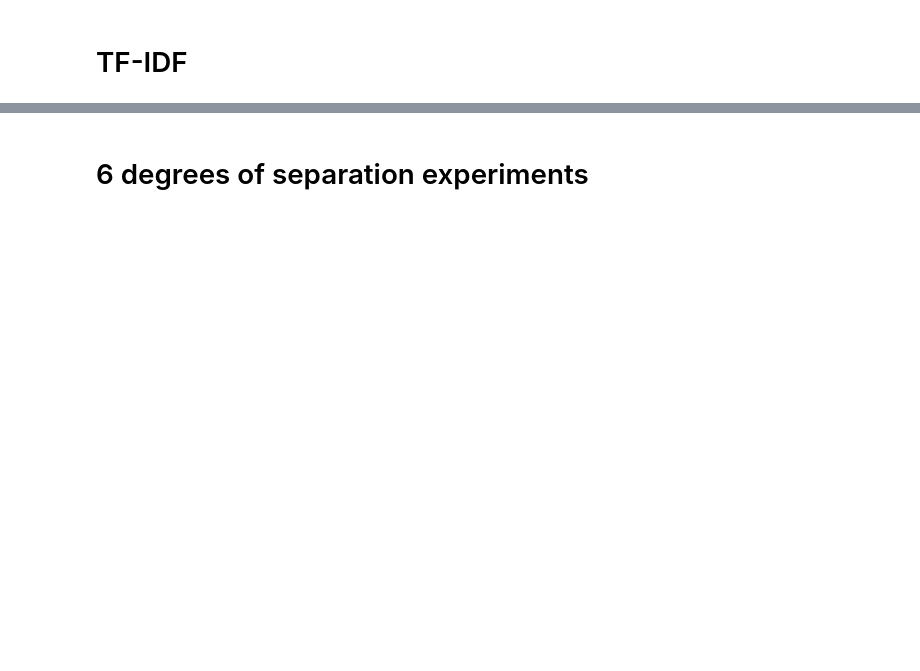
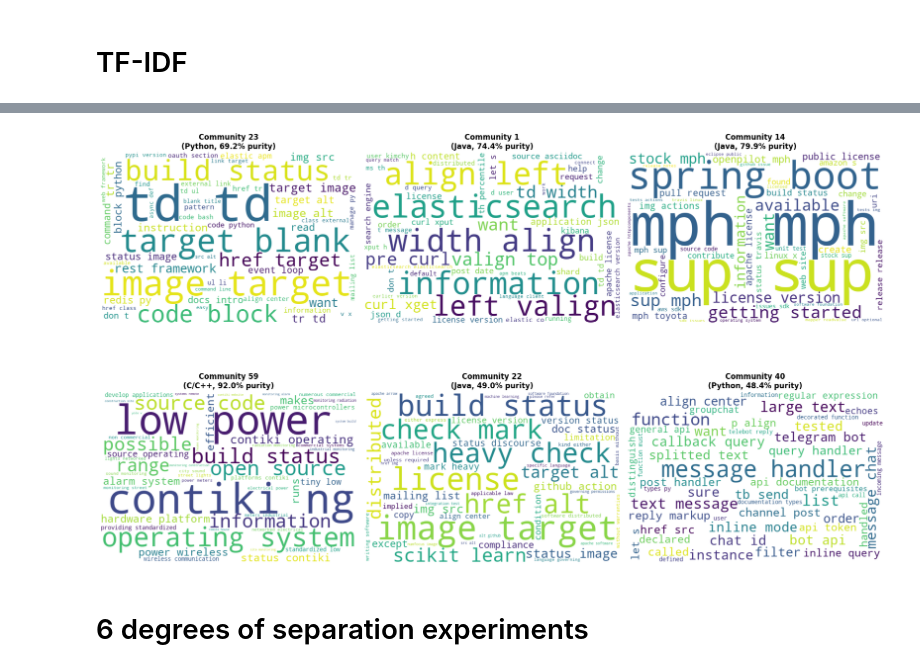
Before and after one commit to Pakkutaq/SG_rock_network, a Jupyter notebook: MainProject/ProjectNotebook.ipynb, the cells around one changed output, grey strips where cells are left out. Cells and saved outputs as stored; diff of their text form; code cells hidden in the pictures; blank space fills up the shorter version.

```diff
--- a/MainProject/ProjectNotebook.ipynb
+++ b/MainProject/ProjectNotebook.ipynb
@@ -522,7 +617,7 @@ def analyze_community_tfidf(community_id, partition, repo_data, top_n=10):
 print("Collecting README texts for top communities...\n")
 
 community_texts = {}
-for rank, (comm_id, size) in enumerate(sizes[:5], 1):
+for rank, (comm_id, size) in enumerate(sizes[:6], 1):
     text, readme_count = analyze_community_tfidf(comm_id, partition, repo_data)
     community_texts[comm_id] = text
     print(f"Community {comm_id}: {readme_count} READMEs")
@@ -605,34 +730,36 @@ def create_community_wordclouds(community_texts, struct_comm_langs):
             purity = (langs[top_lang] / sum(langs.values()) * 100)
         else:
             top_lang = "Unknown"
             purity = 0
 
         # Create wordcloud
         wordcloud = WordCloud(
             width=600,
             height=400,
             background_color='white',
             max_words=50,
             stopwords=custom_stopwords,
             colormap='viridis'
         ).generate(text)
 
         # Plot
         axes[idx].imshow(wordcloud, interpolation='bilinear')
         axes[idx].axis('off')
         axes[idx].set_title(f'Community {comm_id}\n({top_lang}, {purity:.1f}% purity)',
                            fontsize=12, fontweight='bold')
 
     # Hide extra subplot if we have fewer than 6 communities
-    if len(community_texts) < 6:
+    if len(community_texts) < 7:
         for idx in range(len(community_texts), 6):
             axes[idx].axis('off')
 
     plt.tight_layout()
     plt.show()
 
 # Create wordclouds
 create_community_wordclouds(community_texts, comm_langs_normalized)
+# %% [output]
+[figure, added]
 # %% [markdown]
 # 6 degrees of separation experiments
 # %%
```
Also changed, not shown: parts of 22 cells of this notebook, 2 other files.
